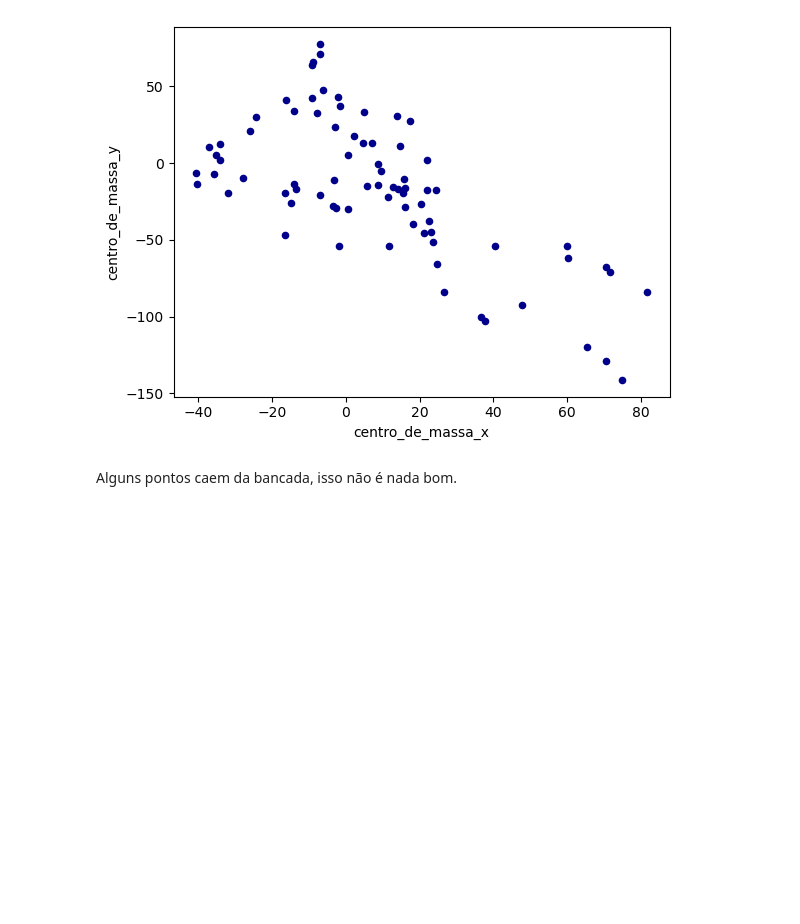
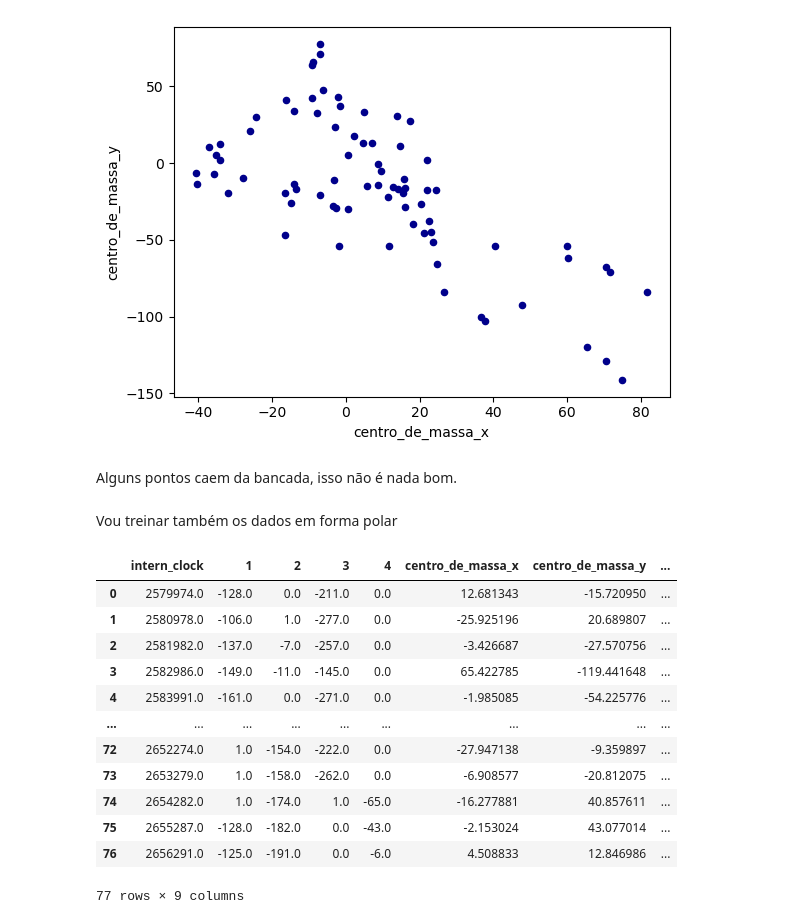
Before and after one commit to LucasWestfal/sensor_analysys, a Jupyter notebook: raw_data/recording_1/calculando_centros_de_massa.ipynb, the cells around one changed output. Drawn from its saved outputs; the diff is of its cells as text; code cells hidden in the pictures; blank space fills up the shorter version.

Commit message:
gerando dados

```diff
--- a/calculando_centros_de_massa.ipynb
+++ b/raw_data/recording_1/calculando_centros_de_massa.ipynb
@@ -80,3 +85,5 @@ ax1 = data.plot.scatter(x='centro_de_massa_x',
 [figure]
 # %% [markdown]
 Alguns pontos caem da bancada, isso não é nada bom.
+# %% [markdown]
+Vou treinar também os dados em forma polar
@@ -82,0 +117,16 @@ Alguns pontos caem da bancada, isso não é nada bom.
+# %%
+data
+# %% [output]
+|  | intern_clock | 1 | 2 | 3 | 4 | centro_de_massa_x | centro_de_massa_y | ... |
+| 0 | 2579974.0 | -128.0 | 0.0 | -211.0 | 0.0 | 12.681343 | -15.720950 | ... |
+| 1 | 2580978.0 | -106.0 | 1.0 | -277.0 | 0.0 | -25.925196 | 20.689807 | ... |
+| 2 | 2581982.0 | -137.0 | -7.0 | -257.0 | 0.0 | -3.426687 | -27.570756 | ... |
+| 3 | 2582986.0 | -149.0 | -11.0 | -145.0 | 0.0 | 65.422785 | -119.441648 | ... |
+| 4 | 2583991.0 | -161.0 | 0.0 | -271.0 | 0.0 | -1.985085 | -54.225776 | ... |
+| ... | ... | ... | ... | ... | ... | ... | ... | ... |
+| 72 | 2652274.0 | 1.0 | -154.0 | -222.0 | 0.0 | -27.947138 | -9.359897 | ... |
+| 73 | 2653279.0 | 1.0 | -158.0 | -262.0 | 0.0 | -6.908577 | -20.812075 | ... |
+| 74 | 2654282.0 | 1.0 | -174.0 | 1.0 | -65.0 | -16.277881 | 40.857611 | ... |
+| 75 | 2655287.0 | -128.0 | -182.0 | 0.0 | -43.0 | -2.153024 | 43.077014 | ... |
+| 76 | 2656291.0 | -125.0 | -191.0 | 0.0 | -6.0 | 4.508833 | 12.846986 | ... |
+77 rows × 9 columns
```
Also changed, not shown: parts of 5 cells of this notebook, 18 other files.
